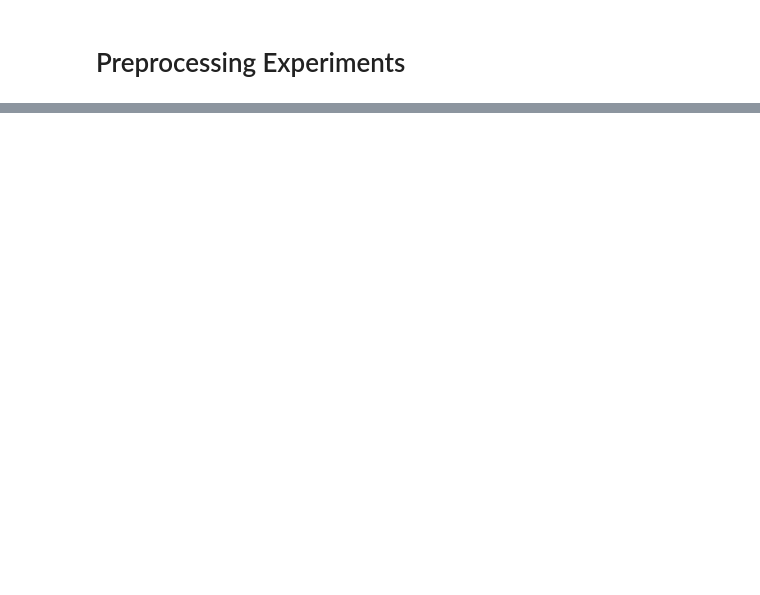
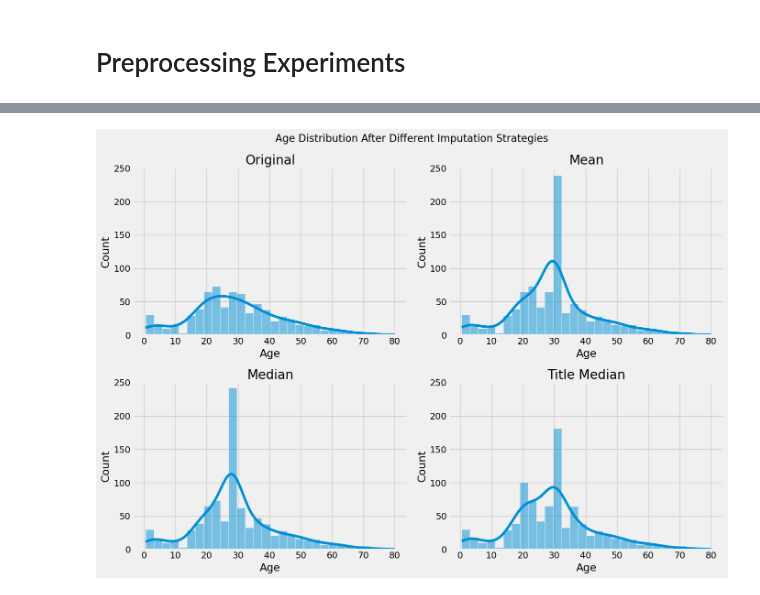
Before and after one commit to AntonUkhabin/Kaggle-Titanic, a Jupyter notebook: EDA.ipynb, the cells around one changed output, grey strips where cells are left out. Cells and saved outputs as stored; diff of their text form; code cells hidden in the pictures; blank space fills up the shorter version.

Commit message:
feat: add title-based age imputation and EDA analysis

```diff
--- a/EDA.ipynb
+++ b/EDA.ipynb
@@ -1087,0 +1050,45 @@ Based on cross-validation performance, `StandardScaler` remains the preferred pr
+# %%
+from src.feature_engineering import TitleMedianAgeImputer
+
+age_title = TitleMedianAgeImputer()
+
+age_title = (
+    age_title
+    .fit_transform(df.copy())['Age']
+)
+# %%
+age_versions = {
+    'Original': age_original['Age'],
+    'Mean': age_mean,
+    'Median': age_median,
+    'Title Median': age_title,
+}
+# %%
+fig, axes = plt.subplots(2, 2, figsize=(14, 10))
+
+axes = axes.ravel()
+
+for axis, (name, values) in zip(axes, age_versions.items()):
+
+    sns.histplot(
+        values,
+        bins=30,
+        kde=True,
+        ax=axis,
+    )
+
+    axis.set_title(name)
+    axis.set_xlabel('Age')
+    axis.set_ylabel('Count')
+    axis.set_ylim(0, 250)
+
+plt.suptitle(
+    'Age Distribution After Different Imputation Strategies',
+    fontsize=16,
+)
+
+plt.tight_layout()
+
+plt.show()
+# %% [output]
+[figure, added]
```
Also changed, not shown: parts of 19 cells of this notebook, 1 other file.
